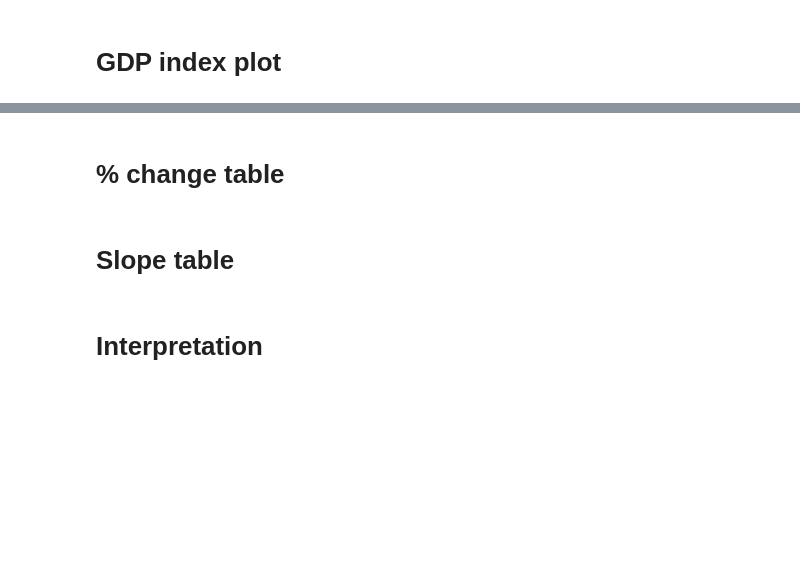
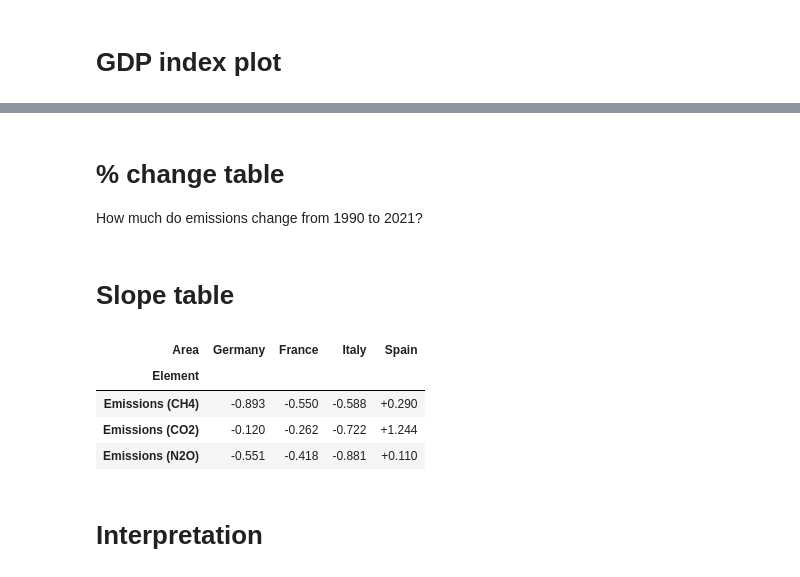
Before and after one commit to daniel-lee-wilkinson/ghg_emissions_data_vis, a Jupyter notebook: report.ipynb, the cells around one changed output, grey strips where cells are left out. Cells and saved outputs as stored; diff of their text form; code cells hidden in the pictures; blank space fills up the shorter version.

```diff
--- a/report.ipynb
+++ b/report.ipynb
@@ -243,5 +276,7 @@ plot_emissions_index_facets(
 # %% [markdown]
 # % change table
+
+How much do emissions change from 1990 to 2021?
 # %%
 yr_cols = [c for c in pct_change.columns if isinstance(c, int)]
 (
@@ -257,10 +293,16 @@ yr_cols = [c for c in pct_change.columns if isinstance(c, int)]
 # %%
 (
     slopes
-    .sort_values(['Element', 'Area'])
-    .reset_index(drop=True)
-    .style.format({'Annual_slope': '{:+.3f}'})
+    .pivot(index='Element', columns='Area', values='Annual_slope')
+    [COUNTRIES]
+    .style.format('{:+.3f}')
 )
+# %% [output]
+| Area | Germany | France | Italy | Spain |
+| Element |  |  |  |  |
+| Emissions (CH4) | -0.893 | -0.550 | -0.588 | +0.290 |
+| Emissions (CO2) | -0.120 | -0.262 | -0.722 | +1.244 |
+| Emissions (N2O) | -0.551 | -0.418 | -0.881 | +0.110 |
 # %% [markdown]
 # Interpretation
 # %% [markdown]
```
Also changed, not shown: parts of 6 cells of this notebook, 1 other file.
